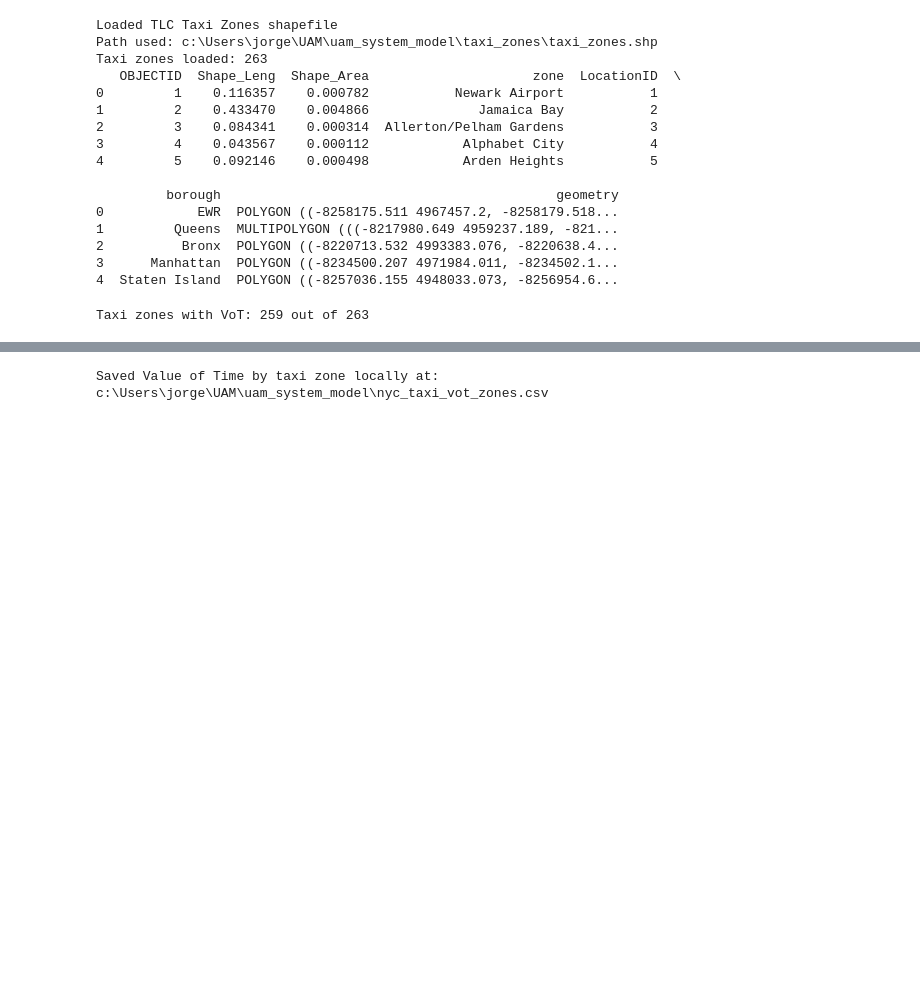
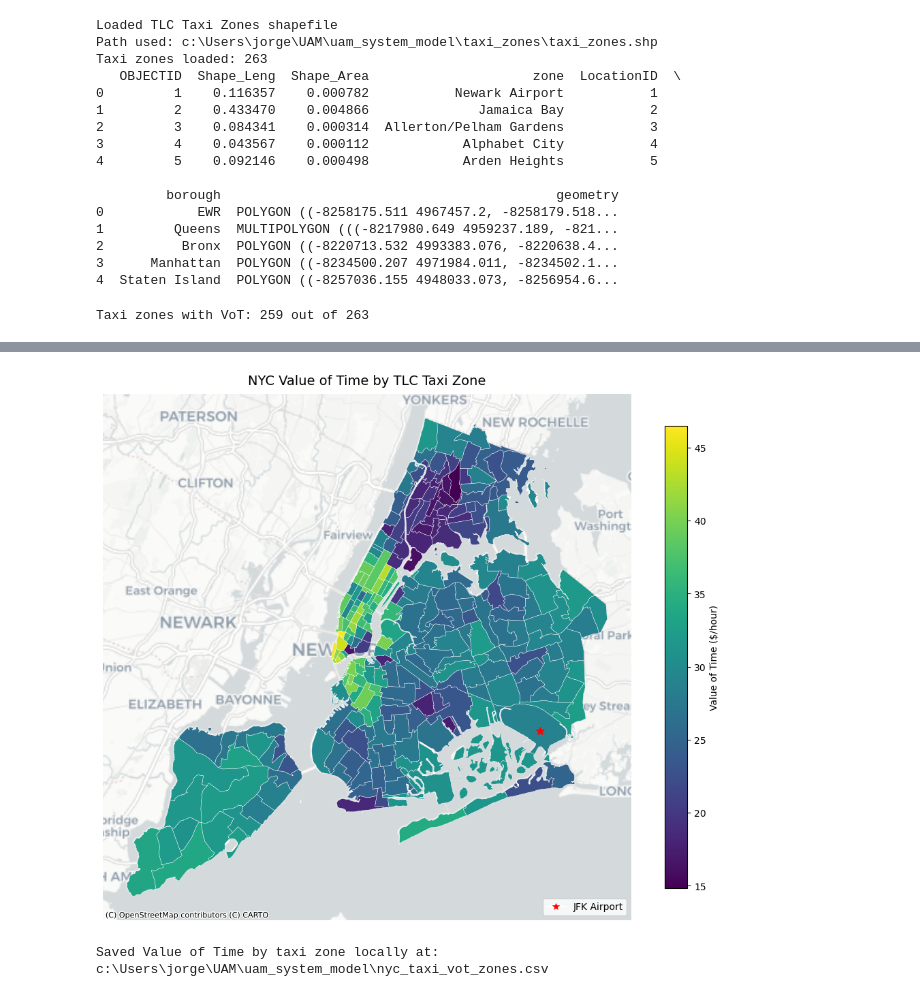
Before and after one commit to caoalbert/uam_system_model, a Jupyter notebook: VOT.ipynb, the cells around one changed output, grey strips where cells are left out. Saved outputs shown, nothing was run; the diff lists cells and outputs as text; code cells hidden in the pictures; blank space fills up the shorter version.

Commit message:
Updated graphs

```diff
--- a/VOT.ipynb
+++ b/VOT.ipynb
@@ -272,3 +247,65 @@ plt.show()
+# %%
+# Plot NYC map with OSM background
+fig, ax = plt.subplots(figsize=(10, 10))
+
+taxi.plot(
+    column="vot_weighted",
+    cmap="viridis",
+    linewidth=0.3,
+    edgecolor="white",
+    legend=True,
+    legend_kwds={
+        "label": "Value of Time ($/hour)",
+        "orientation": "vertical",
+        "shrink": 0.7,
+    },
+    ax=ax
+)
+
+# Add basemap
+ctx.add_basemap(
+    ax,
+    crs=taxi.crs.to_string(),
+    source=ctx.providers.CartoDB.Positron,
+    zoom=10
+)
+
+# Plot JFK marker
+jfk = gpd.GeoDataFrame(
+    geometry=gpd.points_from_xy([JFK_LON], [JFK_LAT]),
+    crs="EPSG:4326"
+).to_crs(taxi.crs)
+
+jfk.plot(
+    ax=ax,
+    markersize=70,
+    color="red",
+    marker="*",
+    zorder=5
+)
+
+# Custom legend handle for JFK
+jfk_legend = Line2D(
+    [0], [0],
+    marker="*",
+    color="w",
+    label="JFK Airport",
+    markerfacecolor="red",
+    markersize=12
+)
+
+# Add legend for JFK marker
+ax.legend(handles=[jfk_legend], loc="lower right")
+
+# Aesthetics
+ax.set_axis_off()
+ax.set_title("NYC Value of Time by TLC Taxi Zone", fontsize=14, pad=10)
+
+plt.tight_layout()
+#plt.savefig("nyc_vot_taxi_zone.png", dpi=300, bbox_inches="tight")
+plt.show()
+# %% [output]
+[figure, added]
 # %%
 import os
 
```
Also changed, not shown: parts of 4 cells of this notebook, 2 other files.
